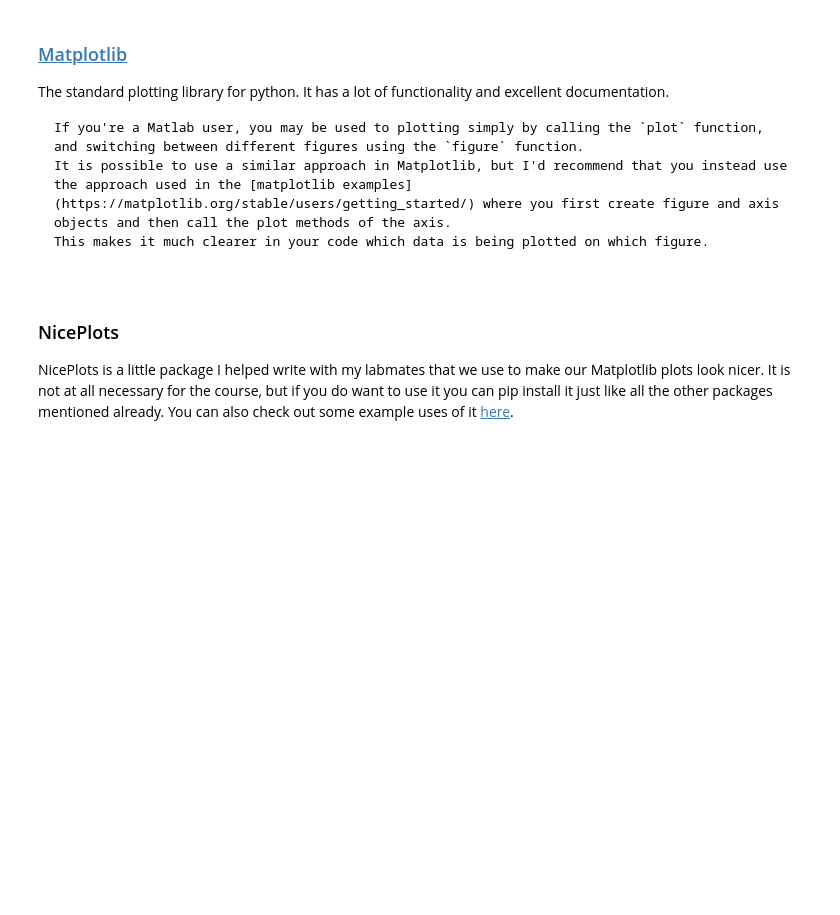
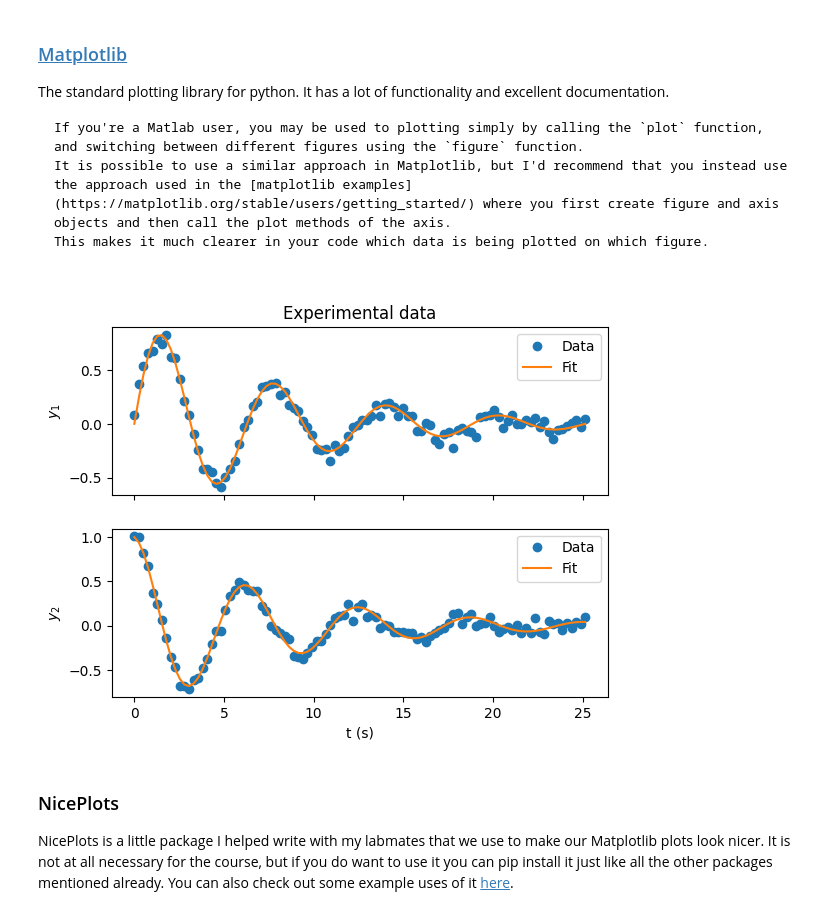
Before and after one commit to A-CGray/AE523-Fall23, a Jupyter notebook: Content/PythonSetup.ipynb, the cells around one changed output. Saved outputs shown, nothing was run; the diff lists cells and outputs as text; code cells hidden in the pictures; blank space fills up the shorter version.

```diff
--- a/Content/PythonSetup.ipynb
+++ b/Content/PythonSetup.ipynb
@@ -136,6 +169,39 @@ It has a lot of functionality and excellent documentation.
 If you're a Matlab user, you may be used to plotting simply by calling the `plot` function, and switching between different figures using the `figure` function.
 It is possible to use a similar approach in Matplotlib, but I'd recommend that you instead use the approach used in the [matplotlib examples](https://matplotlib.org/stable/users/getting_started/) where you first create figure and axis objects and then call the plot methods of the axis.
 This makes it much clearer in your code which data is being plotted on which figure.
+# %%
+import matplotlib.pyplot as plt
+
+# Create a figure with two subplots on top of each other
+fig, axes = plt.subplots(nrows=2, sharex=True)
+
+# Set the axis labels and tick marks
+axes[0].set_ylabel("$y_1$")
+axes[1].set_ylabel("$y_2$")
+axes[1].set_xlabel("t (s)")
+axes[0].set_title("Experimental data")
+
+# Create some data to plot
+x = np.linspace(0, 8*np.pi, 100)
+
+y1 = np.exp(-x/8)*np.sin(x)
+y1_experiment = y1 + np.random.normal(0, 0.05, size=y1.shape)
+
+y2 = np.exp(-x/8)*np.cos(x)
+y2_experiment = y2 + np.random.normal(0, 0.05, size=y2.shape)
+
+# Plot the smooth function as a line and the "experimental data" as points
+axes[0].plot(x, y1_experiment, "o", label="Data")
+axes[0].plot(x, y1, "-", label="Fit")
+
+axes[1].plot(x, y2_experiment, "o", label="Data")
+axes[1].plot(x, y2, "-", label="Fit")
+
+# Loop through the subplots and add legends to each using the labels we set above
+for axis in axes:
+    axis.legend()
+# %% [output]
+[figure, added]
 # %% [markdown]
 ### NicePlots
 
```
Also changed, not shown: parts of 7 cells of this notebook, 2 other files.
